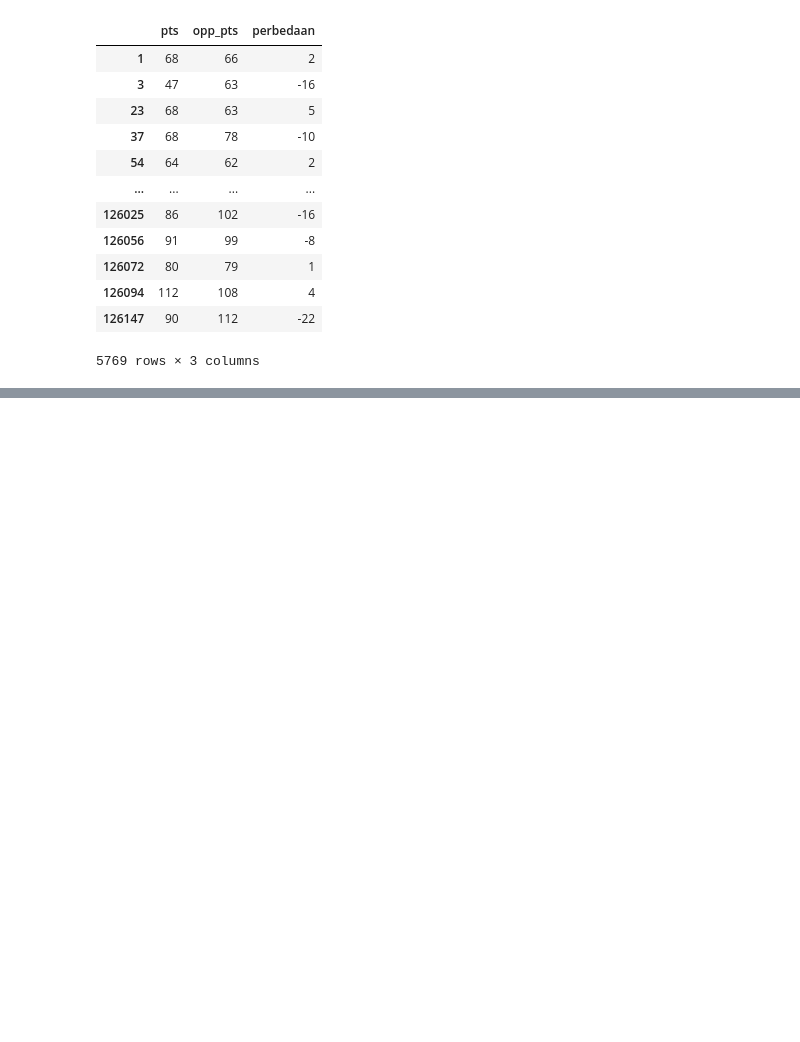
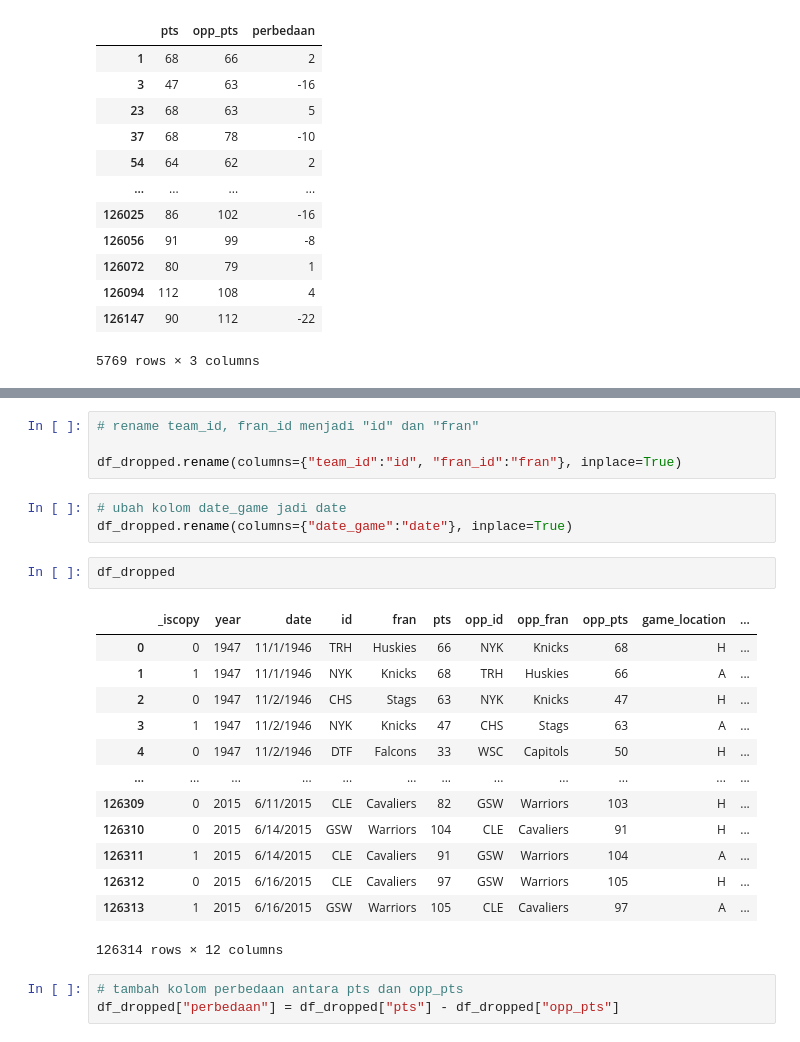
Before and after one commit to stefkwan-h8/pytn078, a Jupyter notebook: sesi5.ipynb, the cells around one changed output, grey strips where cells are left out. Cells and saved outputs as stored; diff of their text form; blank space fills up the shorter version.

```diff
--- a/sesi5.ipynb
+++ b/sesi5.ipynb
@@ -785,0 +828,26 @@ df_nyk
+# %%
+# rename team_id, fran_id menjadi "id" dan "fran"
+
+df_dropped.rename(columns={"team_id":"id", "fran_id":"fran"}, inplace=True)
+# %%
+# ubah kolom date_game jadi date
+df_dropped.rename(columns={"date_game":"date"}, inplace=True)
+# %%
+df_dropped
+# %% [output]
+|  | _iscopy | year | date | id | fran | pts | opp_id | opp_fran | opp_pts | game_location | ... |
+| 0 | 0 | 1947 | 11/1/1946 | TRH | Huskies | 66 | NYK | Knicks | 68 | H | ... |
+| 1 | 1 | 1947 | 11/1/1946 | NYK | Knicks | 68 | TRH | Huskies | 66 | A | ... |
+| 2 | 0 | 1947 | 11/2/1946 | CHS | Stags | 63 | NYK | Knicks | 47 | H | ... |
+| 3 | 1 | 1947 | 11/2/1946 | NYK | Knicks | 47 | CHS | Stags | 63 | A | ... |
+| 4 | 0 | 1947 | 11/2/1946 | DTF | Falcons | 33 | WSC | Capitols | 50 | H | ... |
+| ... | ... | ... | ... | ... | ... | ... | ... | ... | ... | ... | ... |
+| 126309 | 0 | 2015 | 6/11/2015 | CLE | Cavaliers | 82 | GSW | Warriors | 103 | H | ... |
+| 126310 | 0 | 2015 | 6/14/2015 | GSW | Warriors | 104 | CLE | Cavaliers | 91 | H | ... |
+| 126311 | 1 | 2015 | 6/14/2015 | CLE | Cavaliers | 91 | GSW | Warriors | 104 | A | ... |
+| 126312 | 0 | 2015 | 6/16/2015 | CLE | Cavaliers | 97 | GSW | Warriors | 105 | H | ... |
+| 126313 | 1 | 2015 | 6/16/2015 | GSW | Warriors | 105 | CLE | Cavaliers | 97 | A | ... |
+126314 rows × 12 columns
+# %%
+# tambah kolom perbedaan antara pts dan opp_pts
+df_dropped["perbedaan"] = df_dropped["pts"] - df_dropped["opp_pts"]
```
Also changed, not shown: parts of 45 cells of this notebook, 1 other file.
